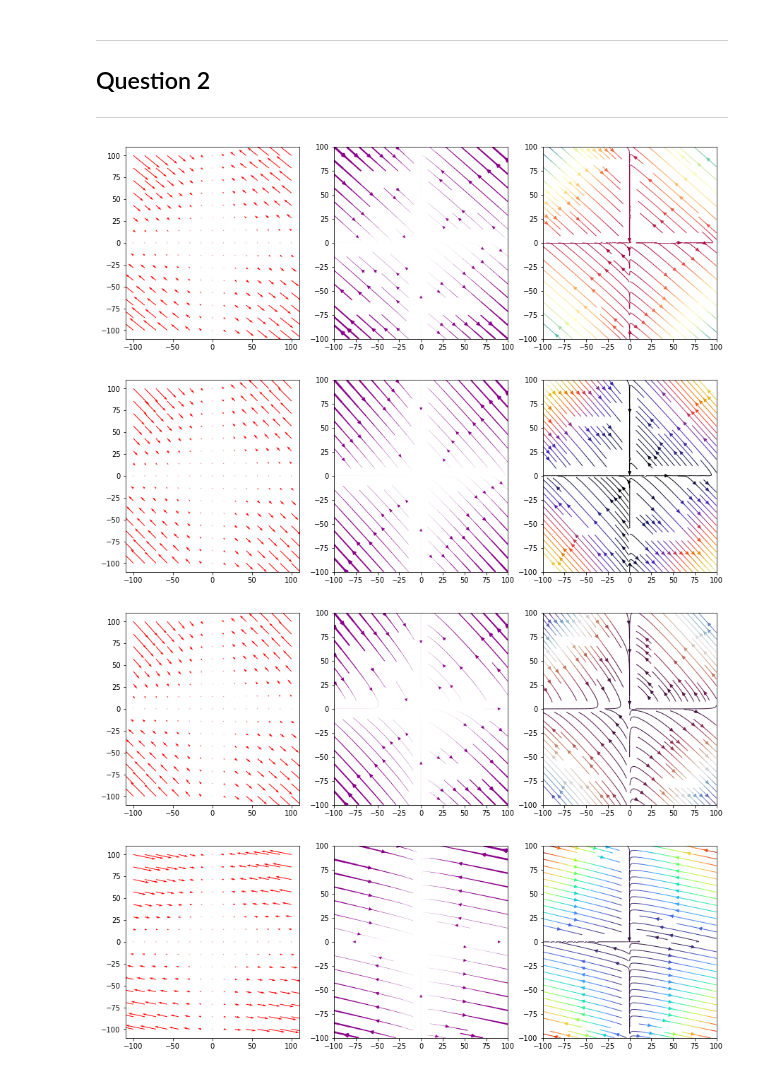
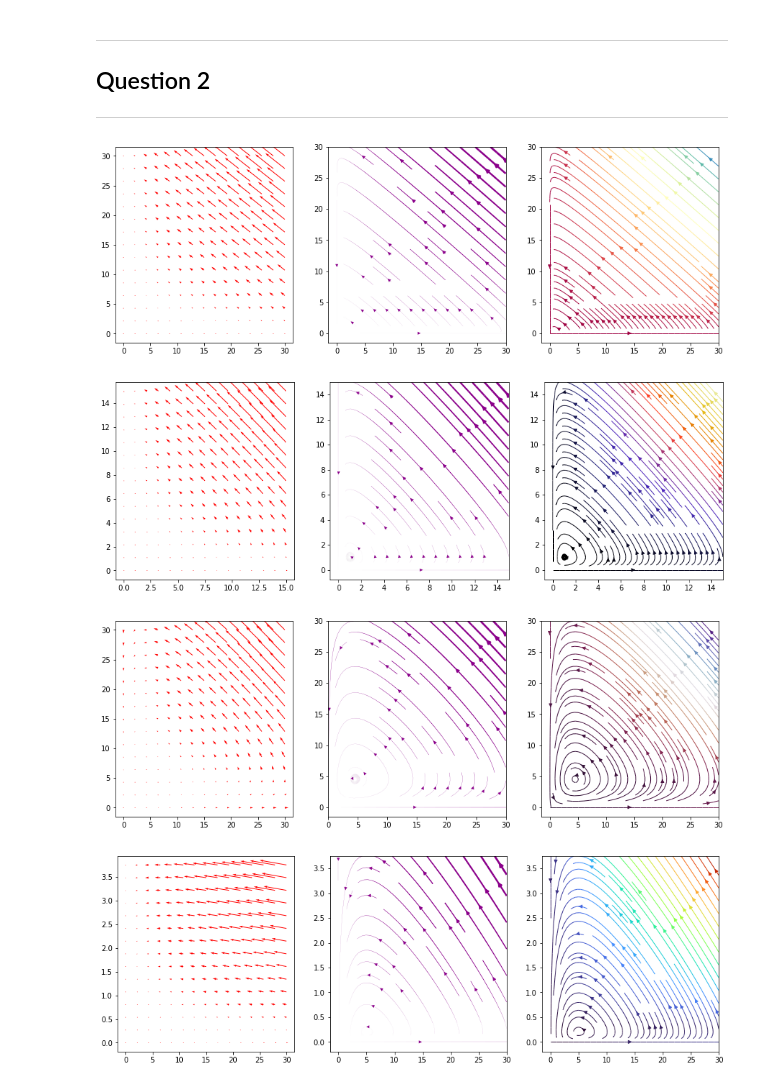
Before and after one commit to david-bretaud/equadiff, a Jupyter notebook: projet.ipynb, the cells around one changed output. Drawn from its saved outputs; the diff is of its cells as text; code cells hidden in the pictures.

```diff
--- a/projet.ipynb
+++ b/projet.ipynb
@@ -24,8 +24,8 @@ b = 5    # beta
 g = 3   # gamma
 d = 4   # delta
 
-L = 100
-Int = np.linspace(-L, L, 15)
+L = 30
+Int = np.linspace(0, L, 15)
 
 def f(x, y):
     return [x*(a-b*y), -y*(g-d*x)]
@@ -138,11 +138,11 @@ def portrait(f, Abs, Ord, styl) :
 if True :
     portrait(f, Int, Int, 'Spectral') #'Spectral'
 if True :
-    portrait(f1, Int, Int, 'CMRmap') #'CMRmap'
+    portrait(f1, Int/2, Int/2, 'CMRmap') #'CMRmap'
 if True :
     portrait(f2, Int, Int, 'twilight_shifted_r') #'twilight_shifted_r'
 if True :
-    portrait(f3, Int, Int, 'turbo') #'turbo'
+    portrait(f3, Int, Int/8, 'turbo') #'turbo'
 
 
 #Si tu veux une couleur cool pour les maps, à mettre en 4ème argument, voici la liste:
@@ -150,5 +150,5 @@ if True :
 # %% [output]
-[figure, old version]
+[figure, new version]
-[figure, old version]
+[figure, new version]
-[figure, old version]
+[figure, new version]
-[figure, old version]
+[figure, new version]
```
Also changed, not shown: parts of 3 cells of this notebook.
